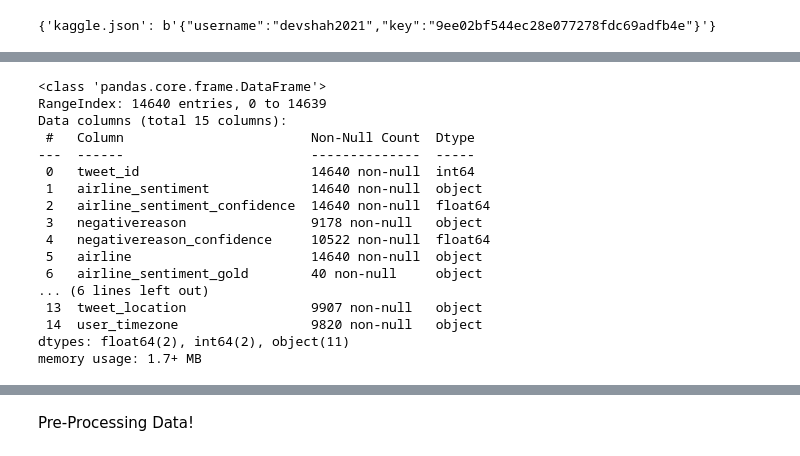
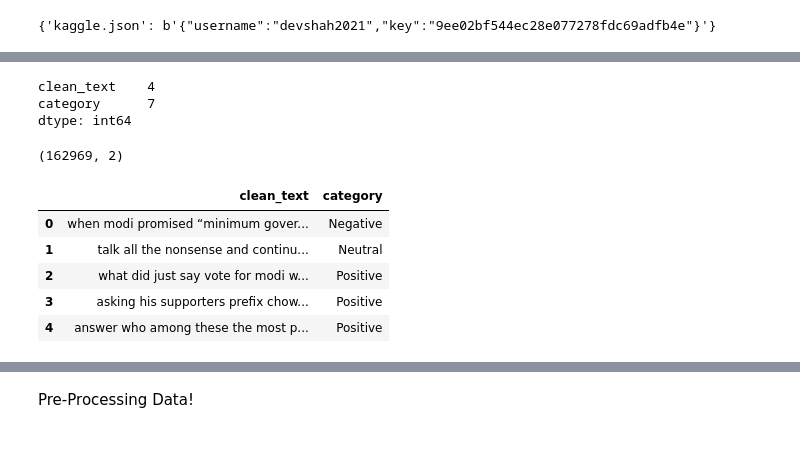
Before and after one commit to devshah21/Twitter-Sentiment-Analysis, a Jupyter notebook: Twitter_Sentiment_Analysis.ipynb, the cells around one changed output, grey strips where cells are left out. Drawn from its saved outputs; the diff is of its cells as text; code cells hidden in the pictures.

```diff
--- a/Twitter_Sentiment_Analysis.ipynb
+++ b/Twitter_Sentiment_Analysis.ipynb
@@ -74,20 +112,6 @@ data_.head()
-# %%
-data_.info()
-# %% [output]
-<class 'pandas.core.frame.DataFrame'>
-RangeIndex: 14640 entries, 0 to 14639
-Data columns (total 15 columns):
- #   Column                        Non-Null Count  Dtype
----  ------                        --------------  -----
- 0   tweet_id                      14640 non-null  int64
- 1   airline_sentiment             14640 non-null  object
- 2   airline_sentiment_confidence  14640 non-null  float64
- 3   negativereason                9178 non-null   object
- 4   negativereason_confidence     10522 non-null  float64
- 5   airline                       14640 non-null  object
- 6   airline_sentiment_gold        40 non-null     object
-... (6 lines left out)
- 13  tweet_location                9907 non-null   object
- 14  user_timezone                 9820 non-null   object
-dtypes: float64(2), int64(2), object(11)
-memory usage: 1.7+ MB
+# %%
+data1.isnull().sum()
+# %% [output]
+clean_text    4
+category      7
+dtype: int64
@@ -94 +120,15 @@ memory usage: 1.7+ MB
+# %%
+data1.shape
+# %% [output]
+(162969, 2)
+# %%
+data1['category'] = data1['category'].map({-1.0: 'Negative', 0.0: 'Neutral', 1.0: 'Positive'})
+data1.head()
+# %% [output]
+|  | clean_text | category |
+| 0 | when modi promised “minimum gover... | Negative |
+| 1 | talk all the nonsense and continu... | Neutral |
+| 2 | what did just say vote for modi w... | Positive |
+| 3 | asking his supporters prefix chow... | Positive |
+| 4 | answer who among these the most p... | Positive |
 # %%
```
Also changed, not shown: parts of 37 cells of this notebook.
